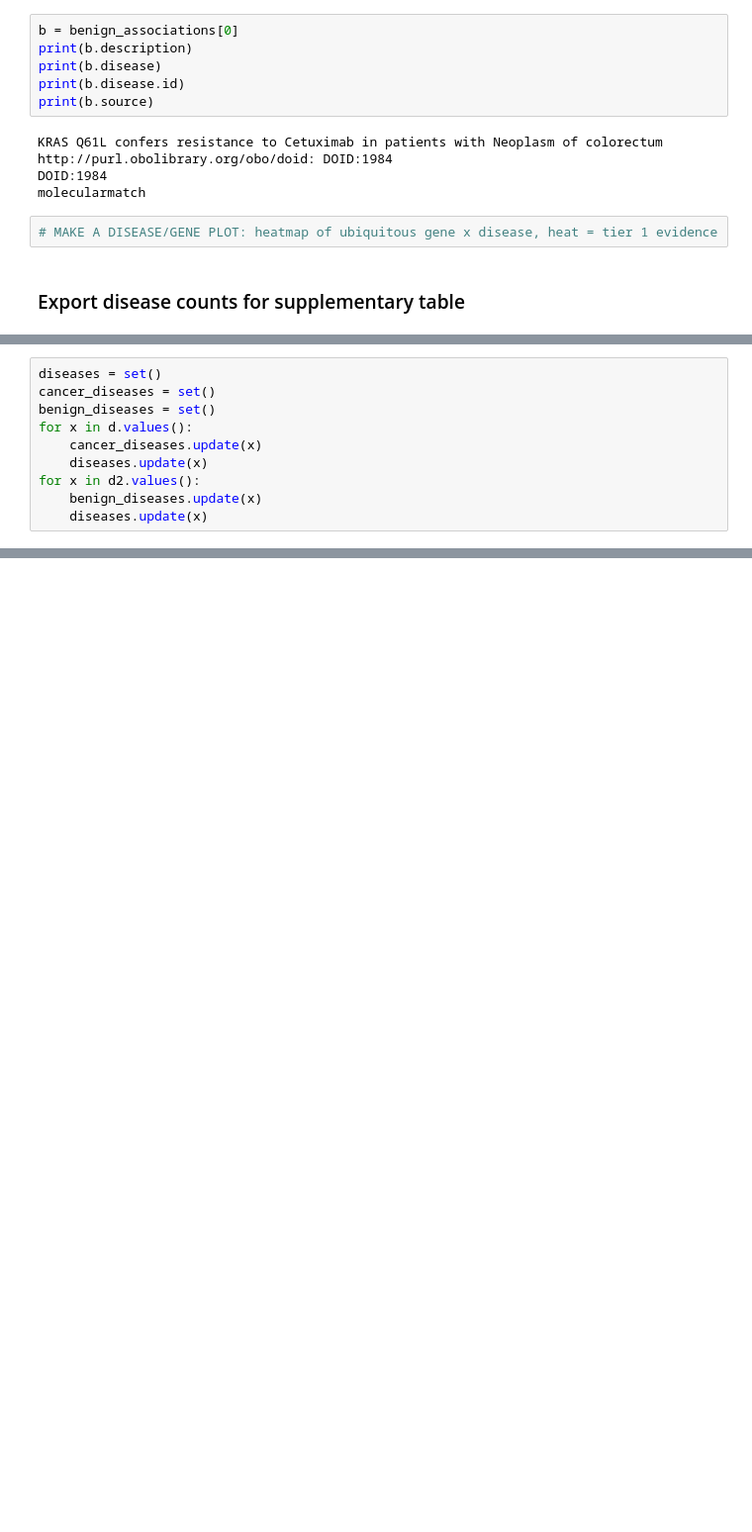
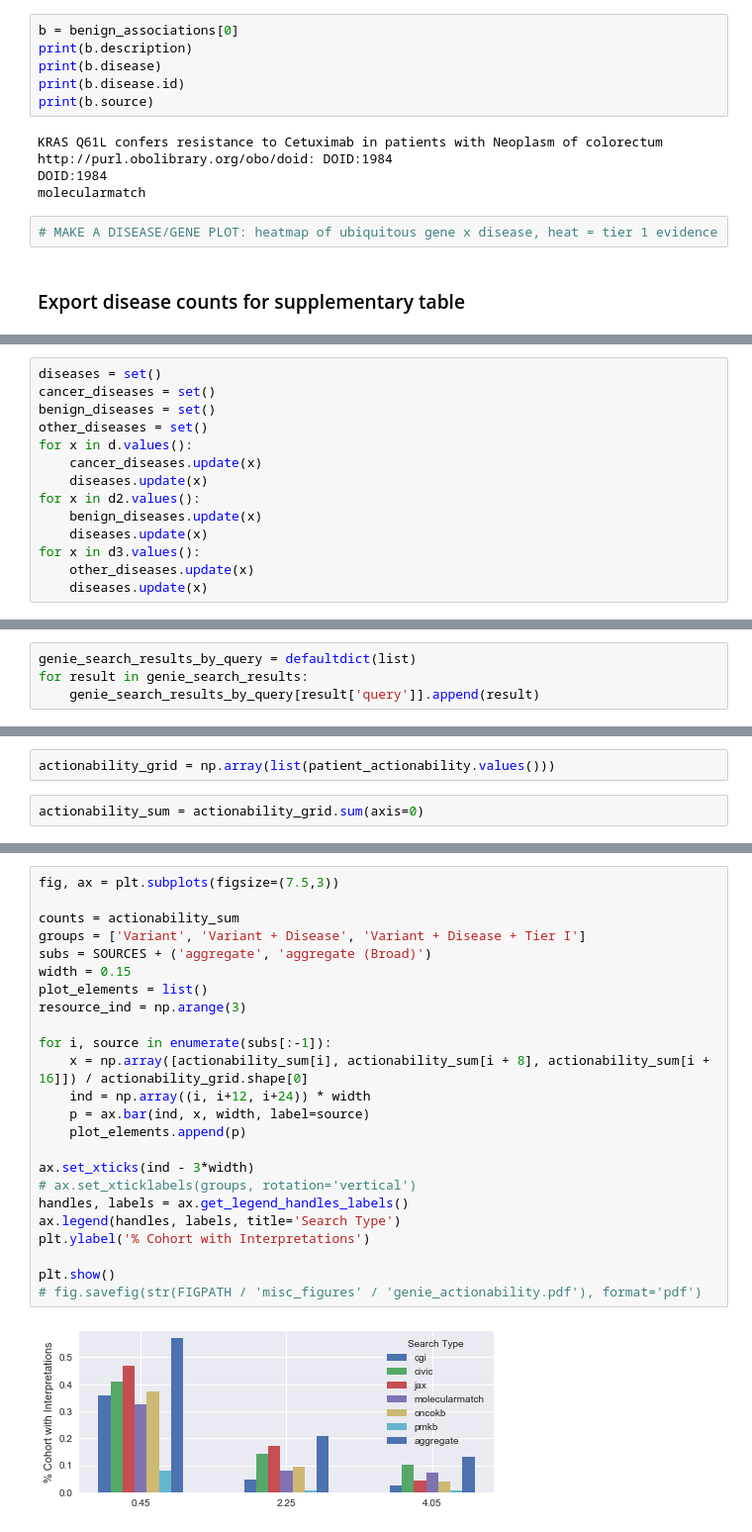
Before and after one commit to ahwagner/vicckb, a Jupyter notebook: figures.ipynb, the cells around one changed output, grey strips where cells are left out. Shown at 99% size. Saved outputs shown, nothing was run; the diff lists cells and outputs as text; blank space fills up the shorter version.

```diff
--- a/figures.ipynb
+++ b/figures.ipynb
@@ -1519,9 +1597,13 @@ sorted(d.keys())
 diseases = set()
 cancer_diseases = set()
 benign_diseases = set()
+other_diseases = set()
 for x in d.values():
     cancer_diseases.update(x)
     diseases.update(x)
 for x in d2.values():
     benign_diseases.update(x)
     diseases.update(x)
+for x in d3.values():
+    other_diseases.update(x)
+    diseases.update(x)
@@ -1555,0 +1672,4 @@ with open('out/disease_counts.csv', 'w') as f:
+# %%
+genie_search_results_by_query = defaultdict(list)
+for result in genie_search_results:
+    genie_search_results_by_query[result['query']].append(result)
@@ -1555,0 +1745,4 @@ with open('out/disease_counts.csv', 'w') as f:
+# %%
+actionability_grid = np.array(list(patient_actionability.values()))
+# %%
+actionability_sum = actionability_grid.sum(axis=0)
@@ -1555,0 +1758,26 @@ with open('out/disease_counts.csv', 'w') as f:
+# %%
+fig, ax = plt.subplots(figsize=(7.5,3))
+
+counts = actionability_sum
+groups = ['Variant', 'Variant + Disease', 'Variant + Disease + Tier I']
+subs = SOURCES + ('aggregate', 'aggregate (Broad)')
+width = 0.15
+plot_elements = list()
+resource_ind = np.arange(3)
+
+for i, source in enumerate(subs[:-1]):
+    x = np.array([actionability_sum[i], actionability_sum[i + 8], actionability_sum[i + 16]]) / actionability_grid.shape[0]
+    ind = np.array((i, i+12, i+24)) * width
+    p = ax.bar(ind, x, width, label=source)
+    plot_elements.append(p)
+
+ax.set_xticks(ind - 3*width)
+# ax.set_xticklabels(groups, rotation='vertical')
+handles, labels = ax.get_legend_handles_labels()
+ax.legend(handles, labels, title='Search Type')
+plt.ylabel('% Cohort with Interpretations')
+
+plt.show()
+# fig.savefig(str(FIGPATH / 'misc_figures' / 'genie_actionability.pdf'), format='pdf')
+# %% [output]
+[figure, added]
```
Also changed, not shown: parts of 69 cells of this notebook.
